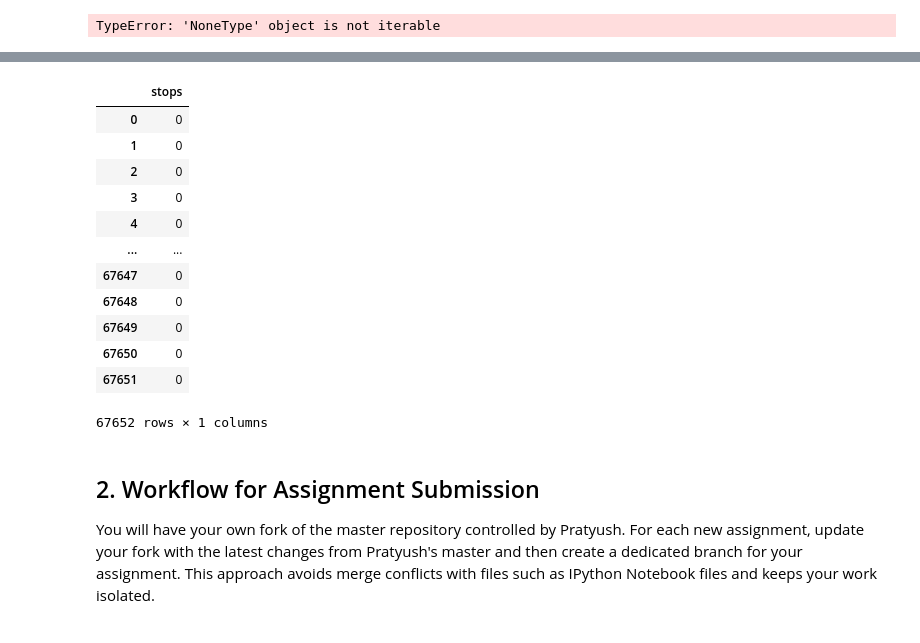
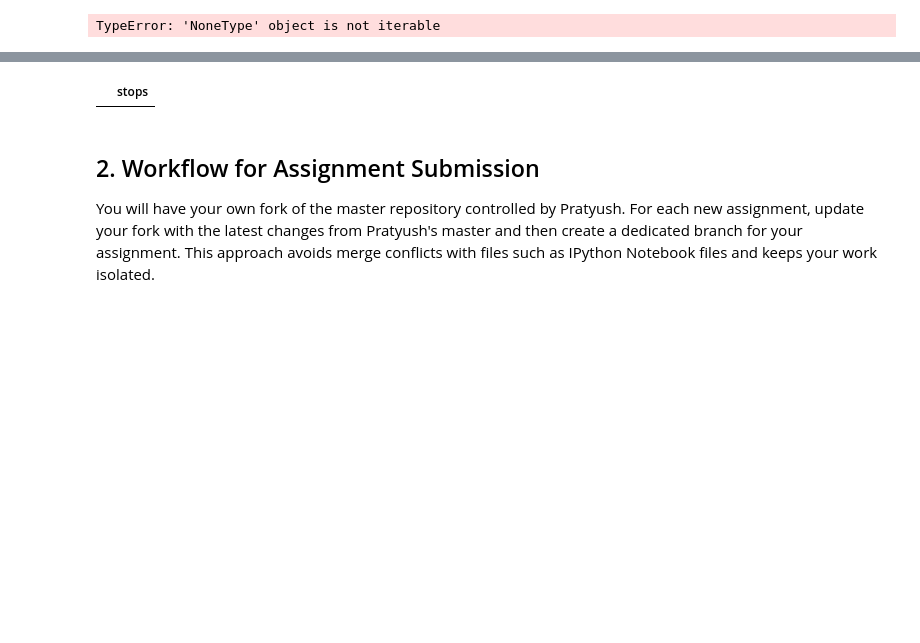
Before and after one commit to vivagrace/data_alchemy_assignments, a Jupyter notebook: Wk2_SQL.ipynb, the cells around one changed output, grey strips where cells are left out. Cells and saved outputs as stored; diff of their text form; code cells hidden in the pictures; blank space fills up the shorter version.

```diff
--- a/Wk2_SQL.ipynb
+++ b/Wk2_SQL.ipynb
@@ -458,23 +468,12 @@ commit;
 # %%
-check = """
+check2 = """
 select stops from routes
+where stops > 0
 """
-df = pd.read_sql_query(check, conn)
+df = pd.read_sql_query(check2, conn)
 df
 # %% [output]
 |  | stops |
-| 0 | 0 |
-| 1 | 0 |
-| 2 | 0 |
-| 3 | 0 |
-| 4 | 0 |
-| ... | ... |
-| 67647 | 0 |
-| 67648 | 0 |
-| 67649 | 0 |
-| 67650 | 0 |
-| 67651 | 0 |
-67652 rows × 1 columns
 # %% [markdown]
 ## 2. Workflow for Assignment Submission
 
```
Also changed, not shown: parts of 8 cells of this notebook, 1 other file.
